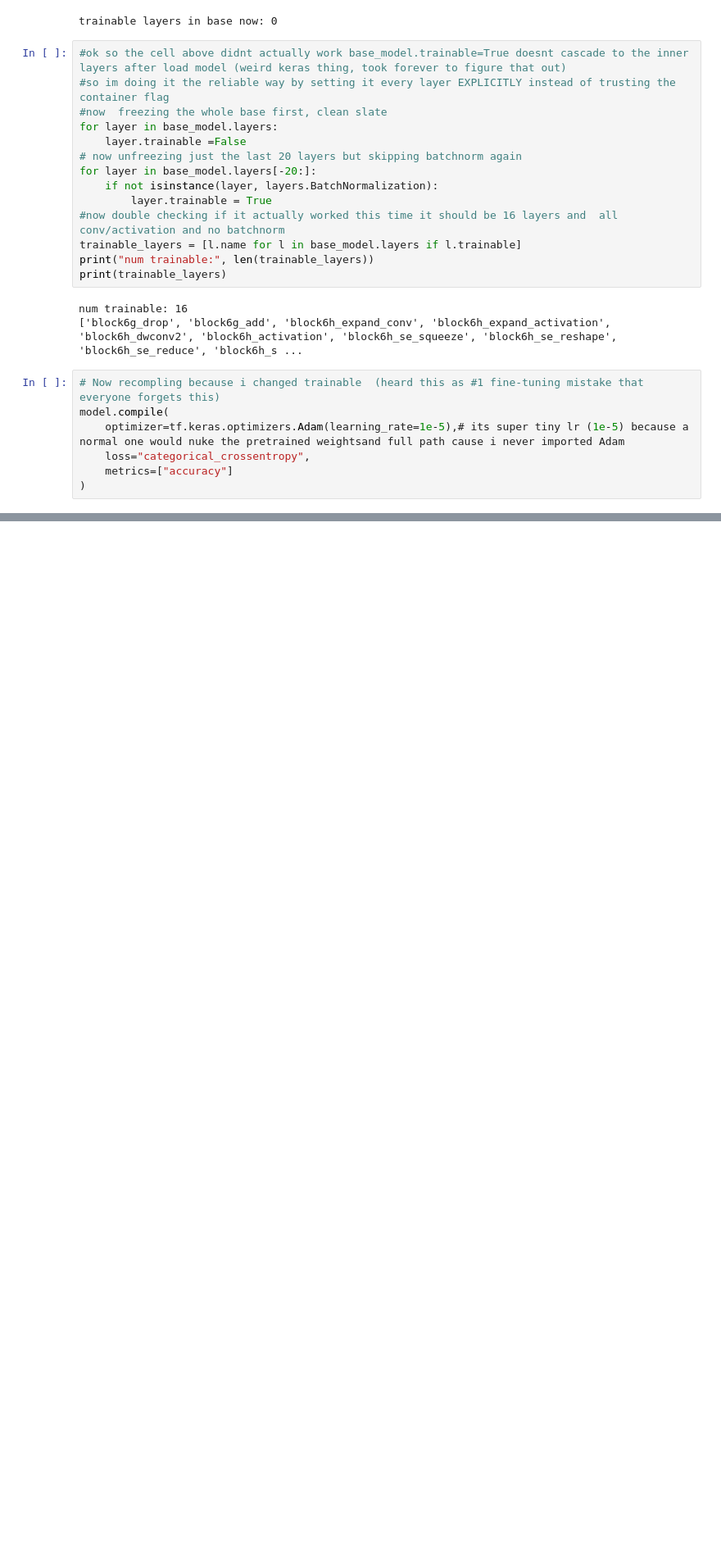
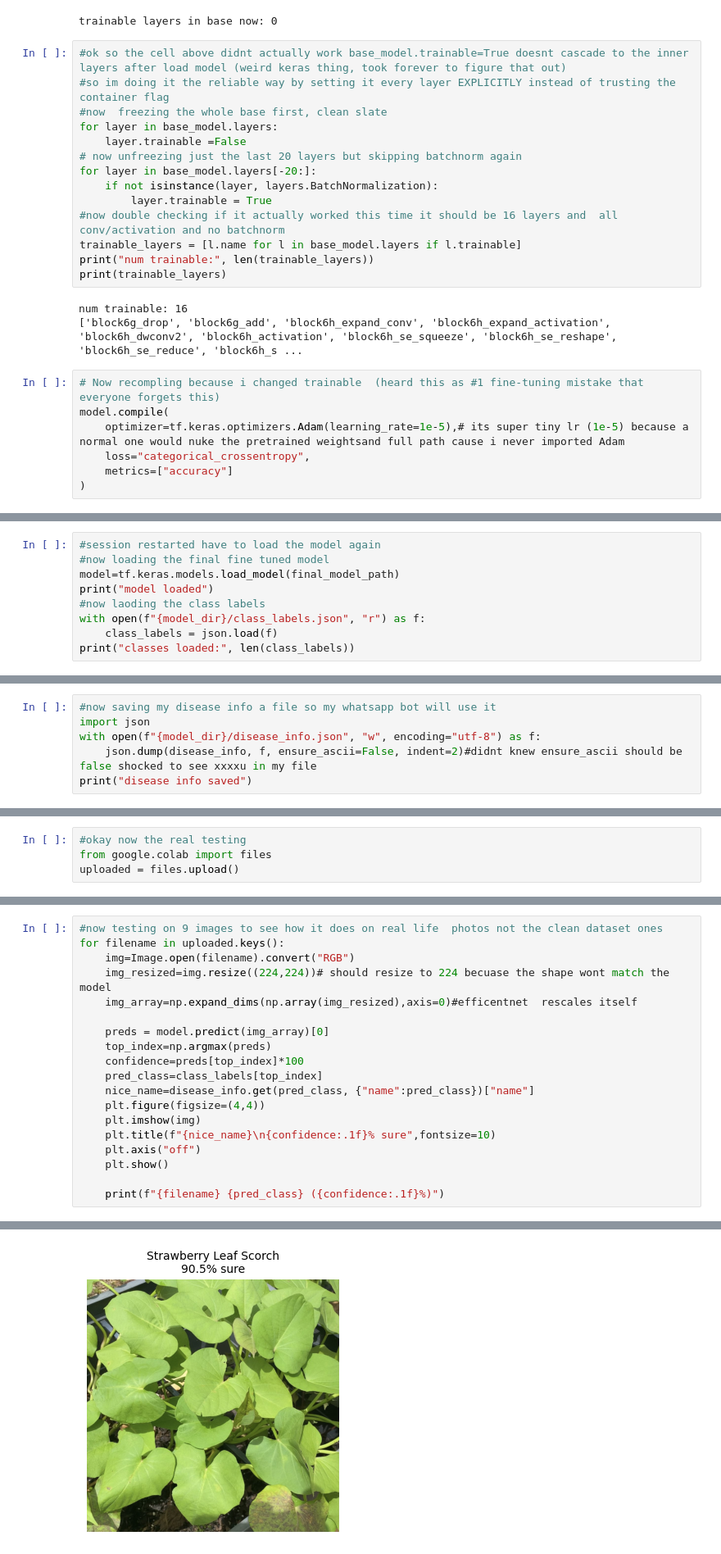
Before and after one commit to RatanChowdary/Plant-disease-detector1, a Jupyter notebook: Notebooks/Plant_Disease_Detector99.ipynb, the cells around one changed output, grey strips where cells are left out. Shown at 82% size. Cells and saved outputs as stored; diff of their text form; blank space fills up the shorter version.

Commit message:
Phase 2 fine-tuning complete (98.14% test accuracy), disease info plus Telugu labels, real-world testing on 9 images with limitations analysis

```diff
--- a/Notebooks/Plant_Disease_Detector99.ipynb
+++ b/Notebooks/Plant_Disease_Detector99.ipynb
@@ -480,0 +532,9 @@ KeyboardInterrupt:
+# %%
+#session restarted have to load the model again
+#now loading the final fine tuned model
+model=tf.keras.models.load_model(final_model_path)
+print("model loaded")
+#now laoding the class labels
+with open(f"{model_dir}/class_labels.json", "r") as f:
+    class_labels = json.load(f)
+print("classes loaded:", len(class_labels))
@@ -480,0 +586,6 @@ KeyboardInterrupt:
+# %%
+#now saving my disease info a file so my whatsapp bot will use it
+import json
+with open(f"{model_dir}/disease_info.json", "w", encoding="utf-8") as f:
+    json.dump(disease_info, f, ensure_ascii=False, indent=2)#didnt knew ensure_ascii should be false shocked to see xxxxu in my file
+print("disease info saved")
@@ -480,0 +594,4 @@ KeyboardInterrupt:
+# %%
+#okay now the real testing
+from google.colab import files
+uploaded = files.upload()
@@ -480,0 +609,20 @@ KeyboardInterrupt:
+# %%
+#now testing on 9 images to see how it does on real life  photos not the clean dataset ones
+for filename in uploaded.keys():
+    img=Image.open(filename).convert("RGB")
+    img_resized=img.resize((224,224))# should resize to 224 becuase the shape wont match the model
+    img_array=np.expand_dims(np.array(img_resized),axis=0)#efficentnet  rescales itself
+
+    preds = model.predict(img_array)[0]
+    top_index=np.argmax(preds)
+    confidence=preds[top_index]*100
+    pred_class=class_labels[top_index]
+    nice_name=disease_info.get(pred_class, {"name":pred_class})["name"]
+    plt.figure(figsize=(4,4))
+    plt.imshow(img)
+    plt.title(f"{nice_name}\n{confidence:.1f}% sure",fontsize=10)
+    plt.axis("off")
+    plt.show()
+
+    print(f"{filename} {pred_class} ({confidence:.1f}%)")
+# %% [output]
@@ -480,0 +630 @@ KeyboardInterrupt:
+[figure, added]
```
Also changed, not shown: parts of 11 cells of this notebook.
